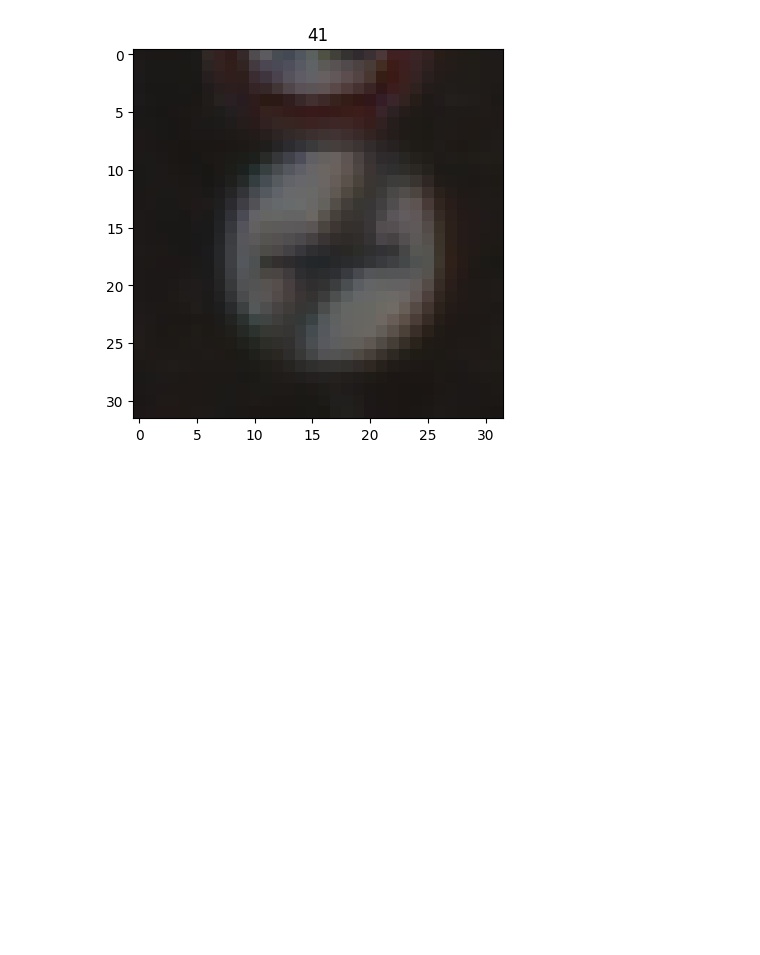
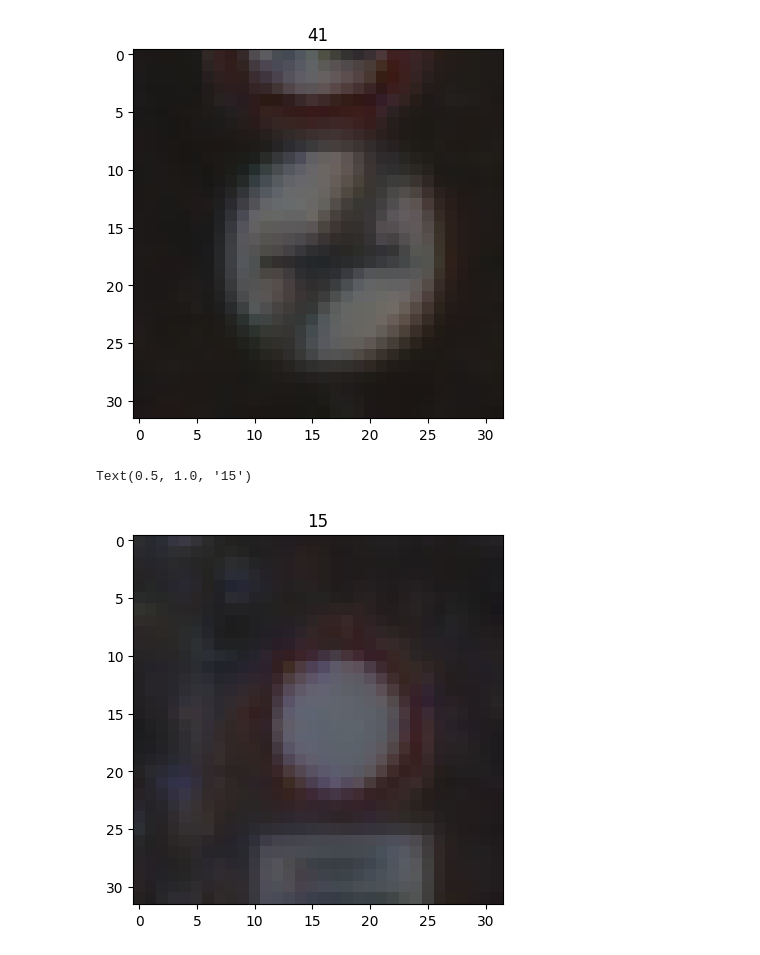
Before and after one commit to bao4vui/traffic-sign-detection, a Jupyter notebook: notebook.ipynb, the cells around one changed output. Drawn from its saved outputs; the diff is of its cells as text; code cells hidden in the pictures; blank space fills up the shorter version.

```diff
--- a/notebook.ipynb
+++ b/notebook.ipynb
@@ -98,3 +98,9 @@ plt.imshow(trainX[0])
 # %% [output]
 <matplotlib.image.AxesImage at 0x...>
 [figure]
+# %%
+plt.imshow(trainX[30000])
+plt.title(labels[30000])
+# %% [output]
+Text(0.5, 1.0, '15')
+[figure, added]
```
Also changed, not shown: parts of 14 cells of this notebook, 1 other file.
